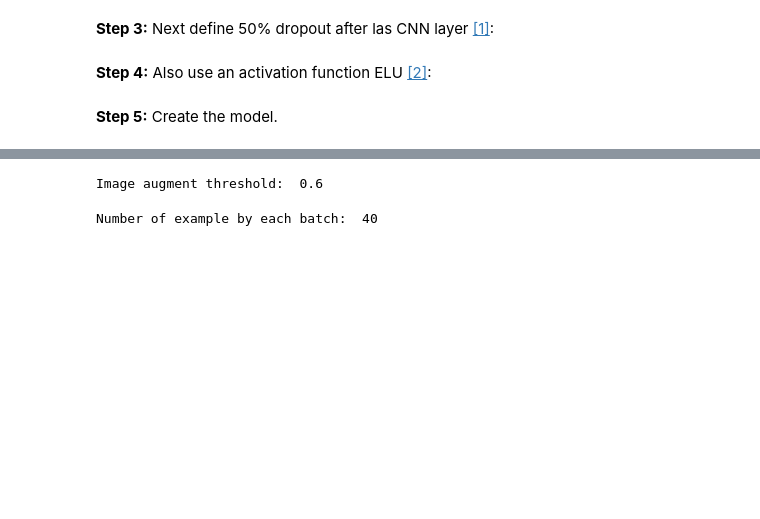
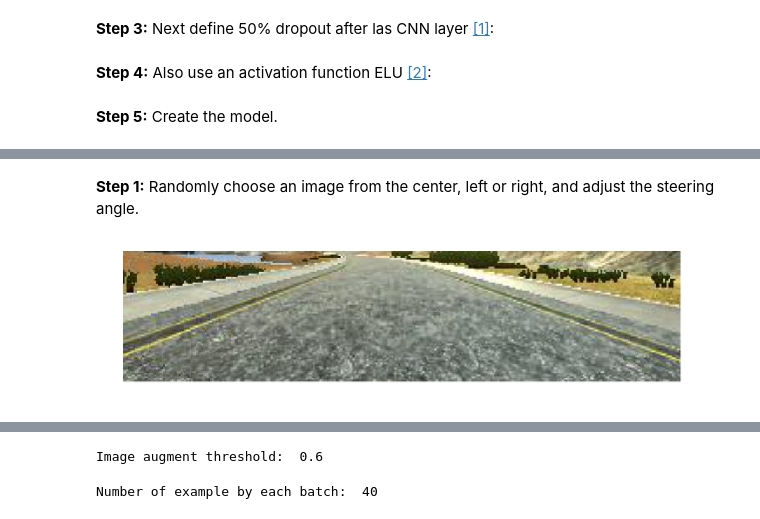
Before and after one commit to adrianmarino/self-driving-car-model, a Jupyter notebook: model-analysis.ipynb, the cells around one changed output, grey strips where cells are left out. Cells and saved outputs as stored; diff of their text form; code cells hidden in the pictures; blank space fills up the shorter version.

```diff
--- a/model-analysis.ipynb
+++ b/model-analysis.ipynb
@@ -156,0 +201,7 @@ MODEL GRAPH
+# %% [markdown]
+**Step 1:** Randomly choose an image from the center, left or right, and adjust the steering angle.
+# %%
+choped_image = vertical_crop_image(image, 60, 25)
+show_image(choped_image, size=(10,10))
+# %% [output]
+[figure, added]
```
Also changed, not shown: parts of 15 cells of this notebook, 6 other files.
